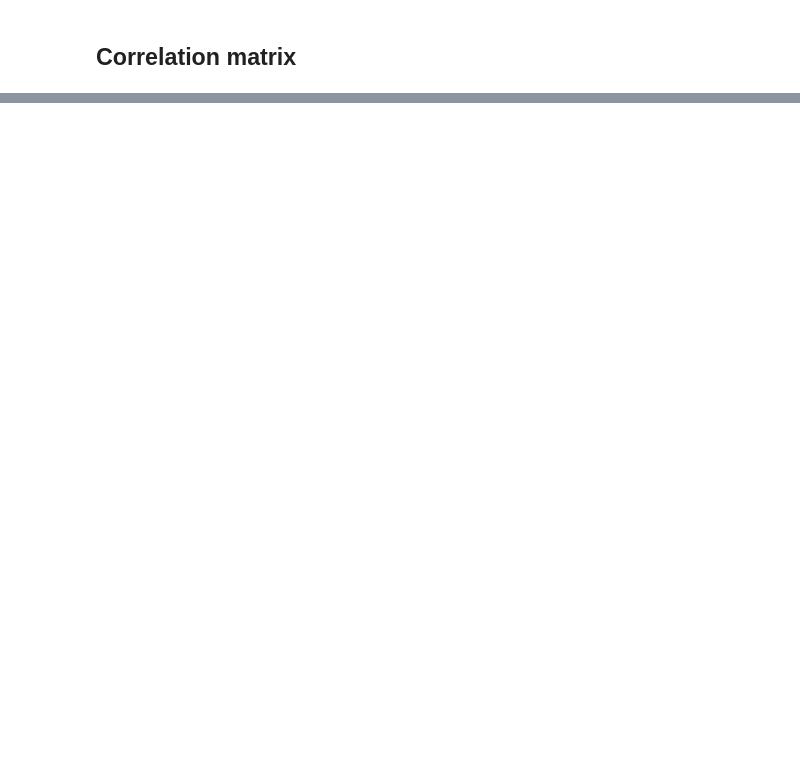
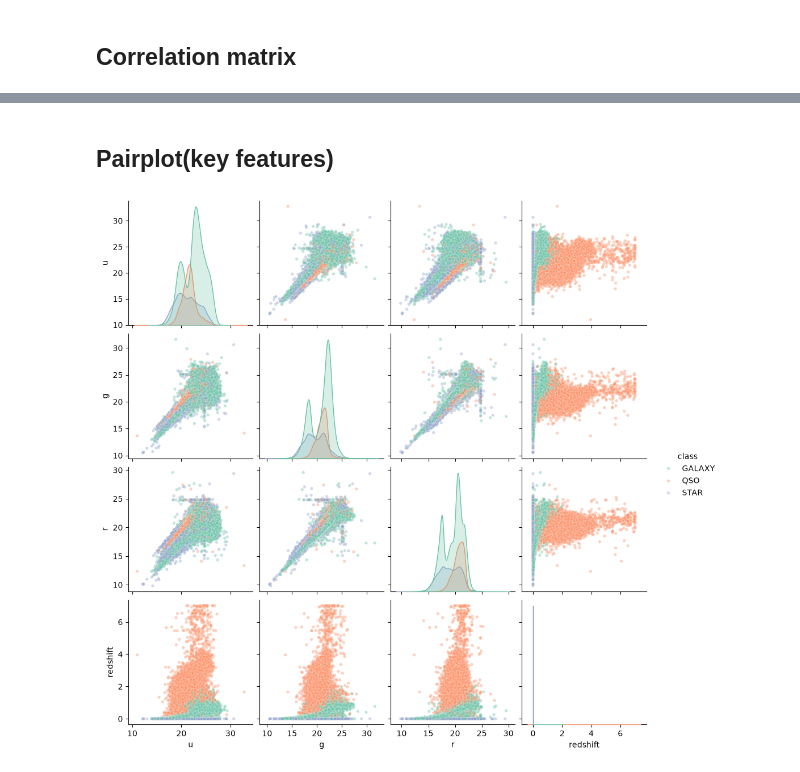
Before and after one commit to kusakabeka/ml-start-practice, a Jupyter notebook: seminar-01-sdss-classification/notebooks/eda-notebook.ipynb, the cells around one changed output, grey strips where cells are left out. Cells and saved outputs as stored; diff of their text form; code cells hidden in the pictures; blank space fills up the shorter version.

```diff
--- a/seminar-01-sdss-classification/notebooks/eda-notebook.ipynb
+++ b/seminar-01-sdss-classification/notebooks/eda-notebook.ipynb
@@ -138,0 +175,12 @@ Text(0.5, 1.0, 'Correlation between features')
+# %% [markdown]
+## Pairplot(key features)
+# %%
+sns.pairplot(
+    df[['u', 'g', 'r', 'redshift', target_col]],
+    hue=target_col,
+    palette='Set2',
+    plot_kws={'alpha': 0.4, 's': 15}
+)
+plt.show()
+# %% [output]
+[figure, added]
```
Also changed, not shown: parts of 6 cells of this notebook.
